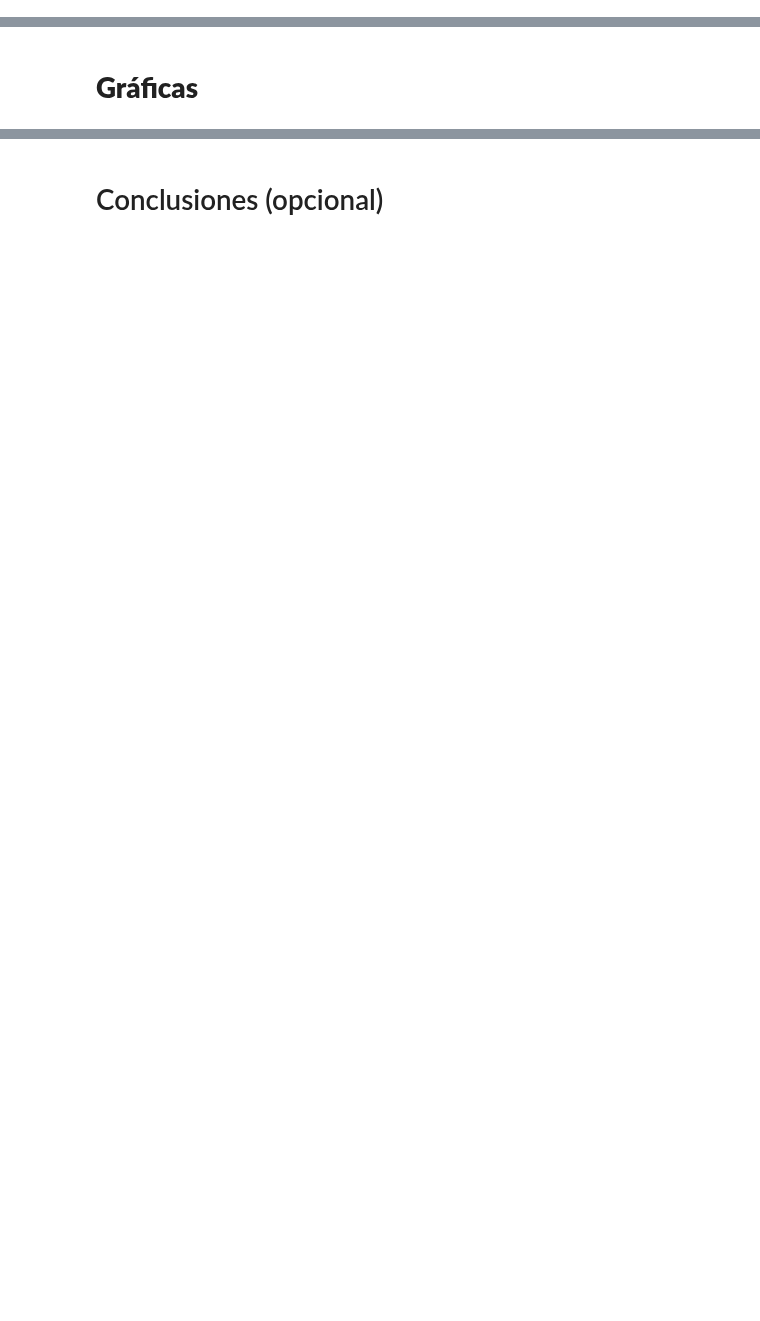
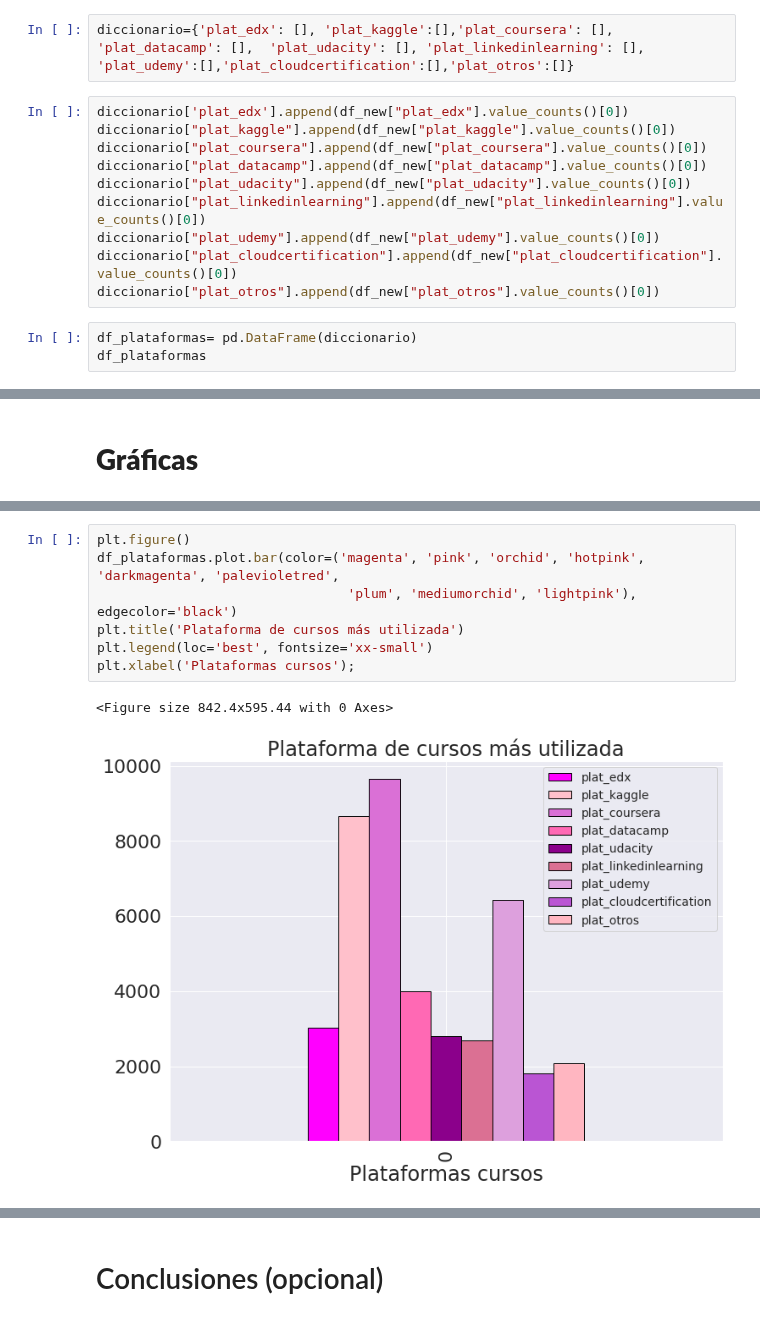
Before and after one commit to Adalab/project-da-promo-A-module-2-team-2, a Jupyter notebook: Proyecto 2 - FINAL.ipynb, the cells around one changed output, grey strips where cells are left out. Drawn from its saved outputs; the diff is of its cells as text; blank space fills up the shorter version.

```diff
--- a/Proyecto 2 - FINAL.ipynb
+++ b/Proyecto 2 - FINAL.ipynb
@@ -358,0 +391,15 @@ df_describe
+# %%
+diccionario={'plat_edx': [], 'plat_kaggle':[],'plat_coursera': [], 'plat_datacamp': [],  'plat_udacity': [], 'plat_linkedinlearning': [], 'plat_udemy':[],'plat_cloudcertification':[],'plat_otros':[]}
+# %%
+diccionario['plat_edx'].append(df_new["plat_edx"].value_counts()[0])
+diccionario["plat_kaggle"].append(df_new["plat_kaggle"].value_counts()[0])
+diccionario["plat_coursera"].append(df_new["plat_coursera"].value_counts()[0])
+diccionario["plat_datacamp"].append(df_new["plat_datacamp"].value_counts()[0])
+diccionario["plat_udacity"].append(df_new["plat_udacity"].value_counts()[0])
+diccionario["plat_linkedinlearning"].append(df_new["plat_linkedinlearning"].value_counts()[0])
+diccionario["plat_udemy"].append(df_new["plat_udemy"].value_counts()[0])
+diccionario["plat_cloudcertification"].append(df_new["plat_cloudcertification"].value_counts()[0])
+diccionario["plat_otros"].append(df_new["plat_otros"].value_counts()[0])
+# %%
+df_plataformas= pd.DataFrame(diccionario)
+df_plataformas
@@ -384,0 +458,10 @@ df_total = df_new[(df_new["pais"].isin(["United States of America","Spain"])) &
+# %%
+plt.figure()
+df_plataformas.plot.bar(color=('magenta', 'pink', 'orchid', 'hotpink', 'darkmagenta', 'palevioletred',
+                                'plum', 'mediumorchid', 'lightpink'), edgecolor='black')
+plt.title('Plataforma de cursos más utilizada')
+plt.legend(loc='best', fontsize='xx-small')
+plt.xlabel('Plataformas cursos');
+# %% [output]
+<Figure size 842.4x595.44 with 0 Axes>
+[figure, added]
```
Also changed, not shown: parts of 18 cells of this notebook, 7 other files.
